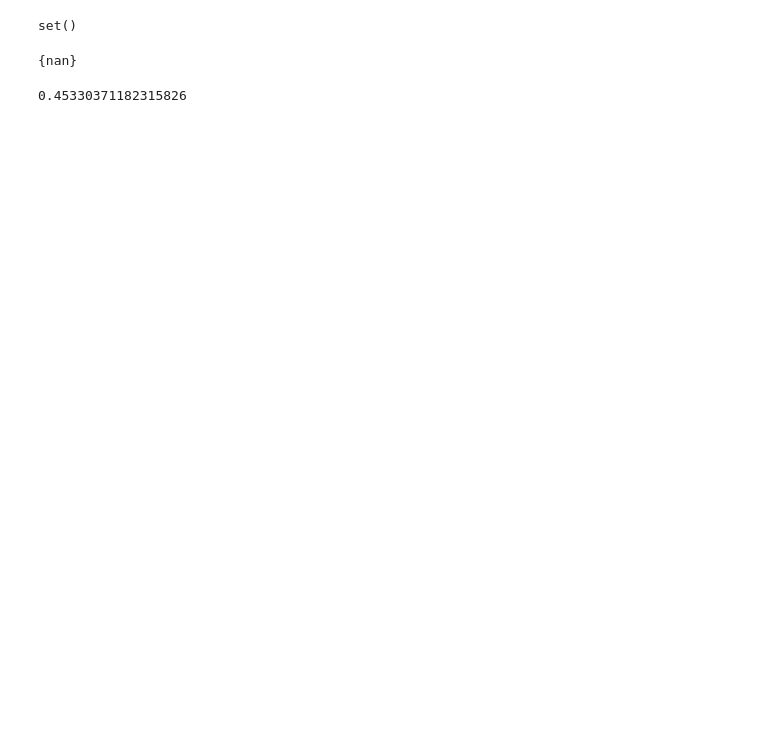
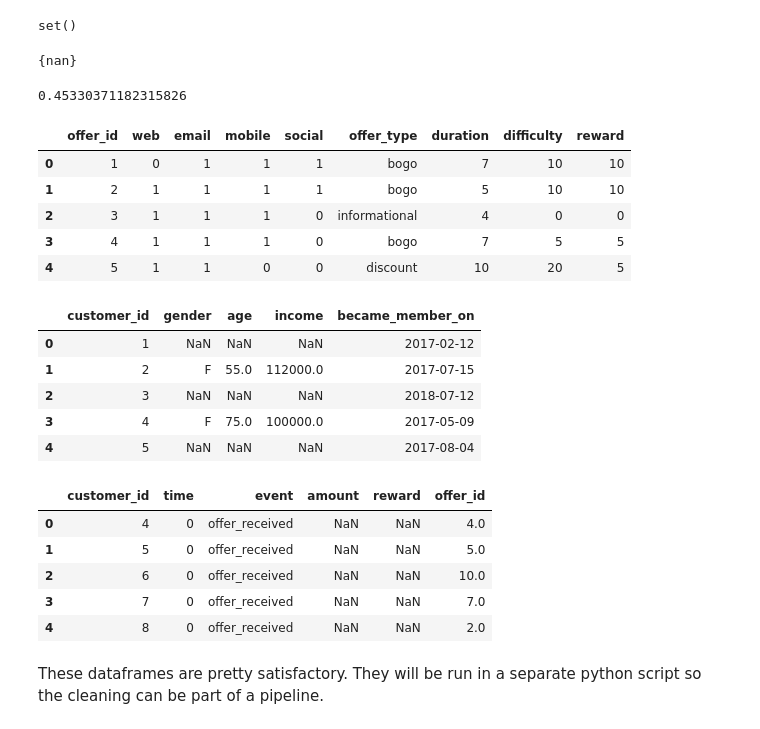
Before and after one commit to andrewKOwong/dsnd-starbucks, a Jupyter notebook: notebook-basic_data_cleaning.ipynb, the cells around one changed output. Saved outputs shown, nothing was run; the diff lists cells and outputs as text; code cells hidden in the pictures; blank space fills up the shorter version.

Commit message:
Finished roughly basic data cleaning notebook.

```diff
--- a/EDA.ipynb
+++ b/notebook-basic_data_cleaning.ipynb
@@ -361,8 +288,8 @@ def clean_profile(df):
 
     return clean_df
 # %%
-test_profile = clean_profile(profile)
-test_profile.head()
+profile = clean_profile(profile)
+profile.head()
 # %% [output]
 |  | customer_id | gender | age | income | became_member_on |
 | 0 | 68be06ca386d4c31939f3a4f0e3dd783 | NaN | NaN | NaN | 2017-02-12 |
@@ -535,5 +401,5 @@ def clean_transcript(df):
 
     return clean_df
 # %%
-test_transcript = clean_transcript(transcript)
+transcript = clean_transcript(transcript)
 # %%
@@ -620,3 +458,62 @@ test_transcript.offer_id.isna().mean()b
 # as the ids are the same between sets (except for the nan in the offer_id)
 # we can create a key:numbering from the portfolio and the profile and use that
 # for the transcript data.
+# %%
+def reconciliate_ids(primary_df, secondary_df, id_column_name):
+    """
+    Takes hashed ids from two dataframes, and changes them to numbers.
+
+    The primary dataframe should be either portfolio or profile.
+    The secondary dataframe should be the transcript dataframe.
+
+    Input:
+    primary_df - either portfolio or profile dataframe
+    secondary_df - the transcript dataframe
+    id_column_name - a str representing the column you want to reconciliate
+
+    Output:
+    df1, df2 - dataframes with new id numbers, of the primary and secondary dfs respectively.
+    """
+    # Renaming for convenience
+    df1 = primary_df.copy()
+    df2 = secondary_df.copy()
+
+    # Get unique ids from primary df
+    unique_ids = df1[id_column_name].unique()
+    # Create a dict of sequential ids
+    id_dict = dict(zip(unique_ids, range(1, len(unique_ids) + 1)))
+    # Map primary and secondary dataframe values using the new id dict
+    df1[id_column_name] = df1[id_column_name].map(id_dict)
+    df2[id_column_name] = df2[id_column_name].map(id_dict)
+
+    return df1, df2
+# %%
+# Reconciliate the offer id's
+portfolio, transcript = reconciliate_ids(portfolio, transcript, 'offer_id')
+# Reconciliate the customer id's
+profile, transcript = reconciliate_ids(profile, transcript, 'customer_id')
+# %%
+display(portfolio.head())
+display(profile.head())
+display(transcript.head())
+# %% [output]
+|  | offer_id | web | email | mobile | social | offer_type | duration | difficulty | reward |
+| 0 | 1 | 0 | 1 | 1 | 1 | bogo | 7 | 10 | 10 |
+| 1 | 2 | 1 | 1 | 1 | 1 | bogo | 5 | 10 | 10 |
+| 2 | 3 | 1 | 1 | 1 | 0 | informational | 4 | 0 | 0 |
+| 3 | 4 | 1 | 1 | 1 | 0 | bogo | 7 | 5 | 5 |
+| 4 | 5 | 1 | 1 | 0 | 0 | discount | 10 | 20 | 5 |
+|  | customer_id | gender | age | income | became_member_on |
+| 0 | 1 | NaN | NaN | NaN | 2017-02-12 |
+| 1 | 2 | F | 55.0 | 112000.0 | 2017-07-15 |
+| 2 | 3 | NaN | NaN | NaN | 2018-07-12 |
+| 3 | 4 | F | 75.0 | 100000.0 | 2017-05-09 |
+| 4 | 5 | NaN | NaN | NaN | 2017-08-04 |
+|  | customer_id | time | event | amount | reward | offer_id |
+| 0 | 4 | 0 | offer_received | NaN | NaN | 4.0 |
+| 1 | 5 | 0 | offer_received | NaN | NaN | 5.0 |
+| 2 | 6 | 0 | offer_received | NaN | NaN | 10.0 |
+| 3 | 7 | 0 | offer_received | NaN | NaN | 7.0 |
+| 4 | 8 | 0 | offer_received | NaN | NaN | 2.0 |
+# %% [markdown]
+These dataframes are pretty satisfactory. They will be run in a separate python script so the cleaning can be part of a pipeline.
```
Also changed, not shown: parts of 58 cells of this notebook.
